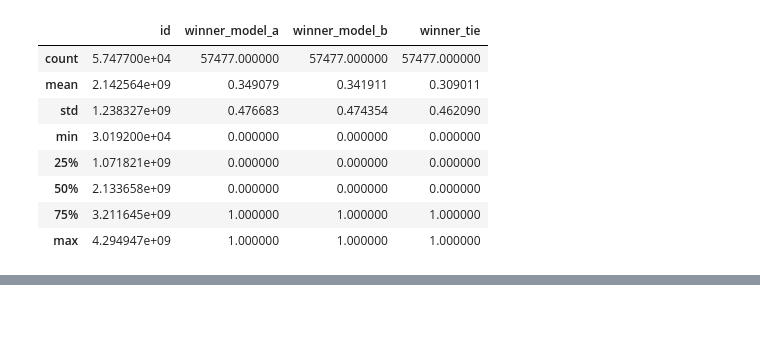
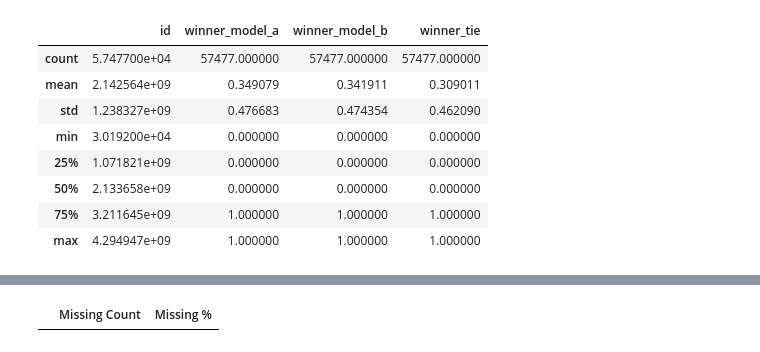
Before and after one commit to AsaHuang-DS/LLM-Preference-Analysis, a Jupyter notebook: notebooks/01_data_exploration.ipynb, the cells around one changed output, grey strips where cells are left out. Drawn from its saved outputs; the diff is of its cells as text; code cells hidden in the pictures; blank space fills up the shorter version.

```diff
--- a/notebooks/01_data_exploration.ipynb
+++ b/notebooks/01_data_exploration.ipynb
@@ -126,0 +167,13 @@ df_arena.describe(include=['object'])
+# %%
+# Kaggle missing values
+missing_kaggle = df_kaggle.isnull().sum()
+missing_pct_k = (missing_kaggle / len(df_kaggle) * 100).round(2)
+missing_df_k = pd.DataFrame({
+    'Missing Count': missing_kaggle,
+    'Missing %': missing_pct_k
+    }).sort_values('Missing %', ascending=False)
+
+# Only show columns with missing values
+missing_df_k[missing_df_k['Missing Count'] > 0]
+# %% [output]
+|  | Missing Count | Missing % |
```
Also changed, not shown: parts of 6 cells of this notebook.
